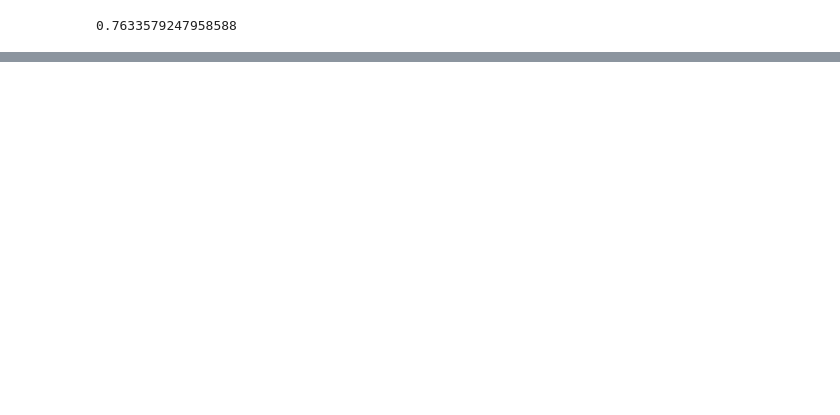
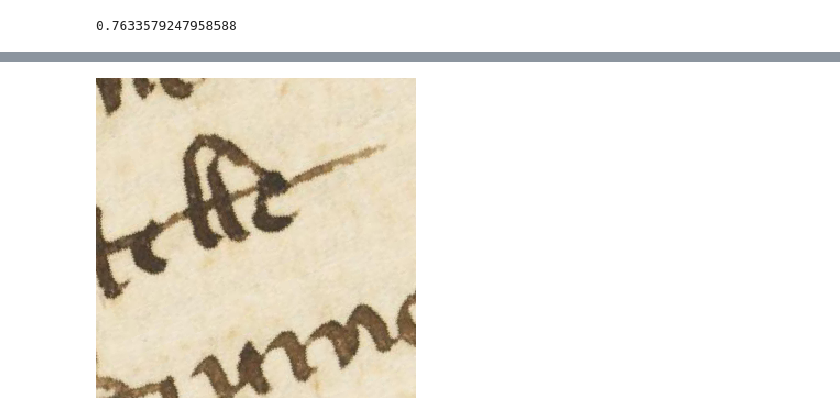
Before and after one commit to kaphka/imi-master-thesis, a Jupyter notebook: notebooks/understanding/Discriminative_Features.ipynb, the cells around one changed output, grey strips where cells are left out. Drawn from its saved outputs; the diff is of its cells as text; code cells hidden in the pictures; blank space fills up the shorter version.

Commit message:
disc features

```diff
--- a/notebooks/understanding/Discriminative_Features.ipynb
+++ b/notebooks/understanding/Discriminative_Features.ipynb
@@ -151,0 +129,22 @@ t.mean(grad) ** 2
+# %%
+x_paths = list((env.dataset(disc.NAME)).glob( '*/*.jpg'))
+img = Image.open(x_paths[10])
+# %%
+def resize(img, a):
+    center_crop = lambda img, size: img.crop(box=[(img.width-size)/2, (img.width-size)/2, img.width -(img.width-size)/2, img.width - (img.width-size)/2])
+    a = 1.1
+    org = img.width
+    resized = img
+    if a > 1.0:
+        resized = center_crop(img.resize((int(org*a),int(org*a))),org)
+    else:
+        resized = centr_crop(img, org * a).resize((org,org))
+    return resized
+
+T = img
+T = T.rotate(20)
+T = resize(T, 0.2)
+# T = Image.fromarray(255 - np.array(T))
+center_crop(T,320)
+# %% [output]
+[figure, added]
```
Also changed, not shown: parts of 19 cells of this notebook, 4 other files.
